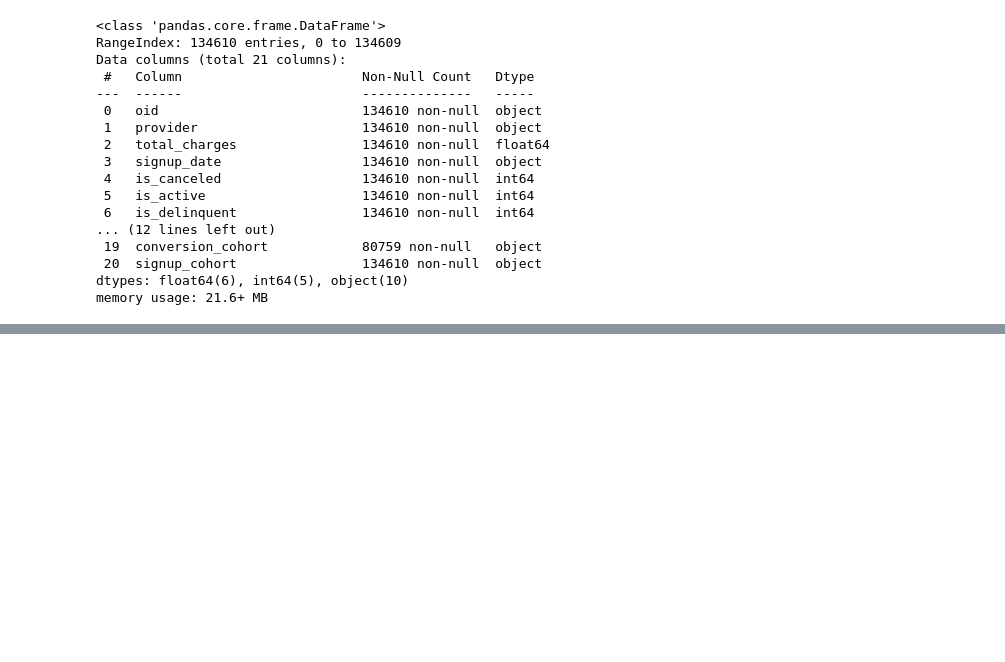
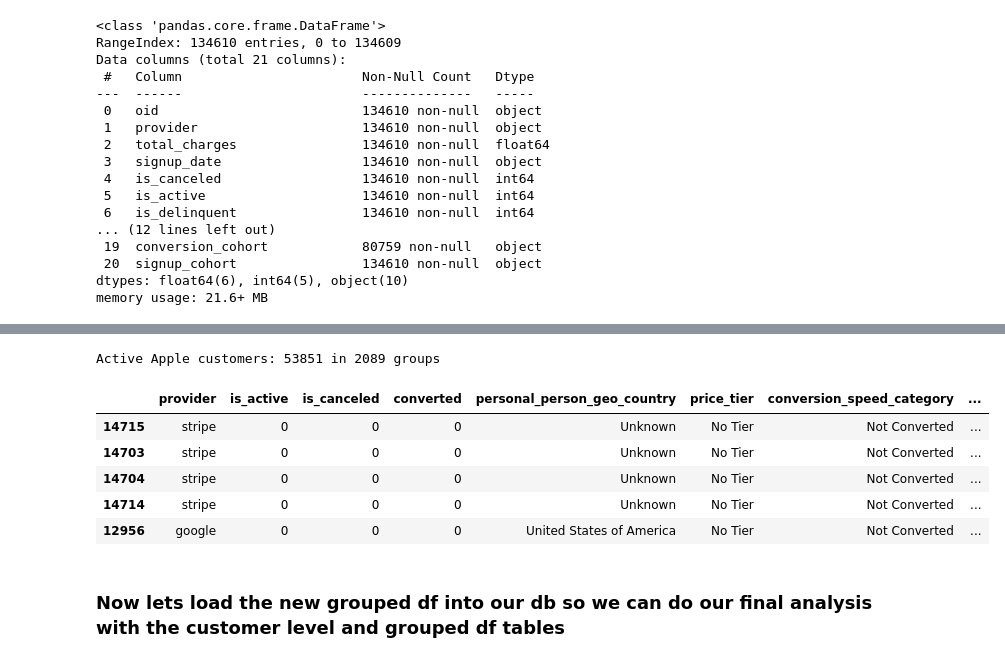
Before and after one commit to ConorJamesLeahy/retention_analysis_CJL, a Jupyter notebook: 3_Grouped_Views.ipynb, the cells around one changed output, grey strips where cells are left out. Cells and saved outputs as stored; diff of their text form; code cells hidden in the pictures; blank space fills up the shorter version.

```diff
--- a/3_Grouped_Views.ipynb
+++ b/3_Grouped_Views.ipynb
@@ -204,0 +234,15 @@ KeyError: 'provider'
+# %%
+# Example: Filter to only active customers for a specific provider
+non_converted = grouped_df[(grouped_df['converted'] == 0)]
+print(f"\nActive Apple customers: {non_converted['customer_count'].sum()} in {len(non_converted)} groups")
+display(non_converted.head(5))
+# %% [output]
+Active Apple customers: 53851 in 2089 groups
+|  | provider | is_active | is_canceled | converted | personal_person_geo_country | price_tier | conversion_speed_category | ... |
+| 14715 | stripe | 0 | 0 | 0 | Unknown | No Tier | Not Converted | ... |
+| 14703 | stripe | 0 | 0 | 0 | Unknown | No Tier | Not Converted | ... |
+| 14704 | stripe | 0 | 0 | 0 | Unknown | No Tier | Not Converted | ... |
+| 14714 | stripe | 0 | 0 | 0 | Unknown | No Tier | Not Converted | ... |
+| 12956 | google | 0 | 0 | 0 | United States of America | No Tier | Not Converted | ... |
+# %% [markdown]
+### Now lets load the new grouped df into our db so we can do our final analysis with the customer level and grouped df tables
```
Also changed, not shown: parts of 7 cells of this notebook, 6 other files.
